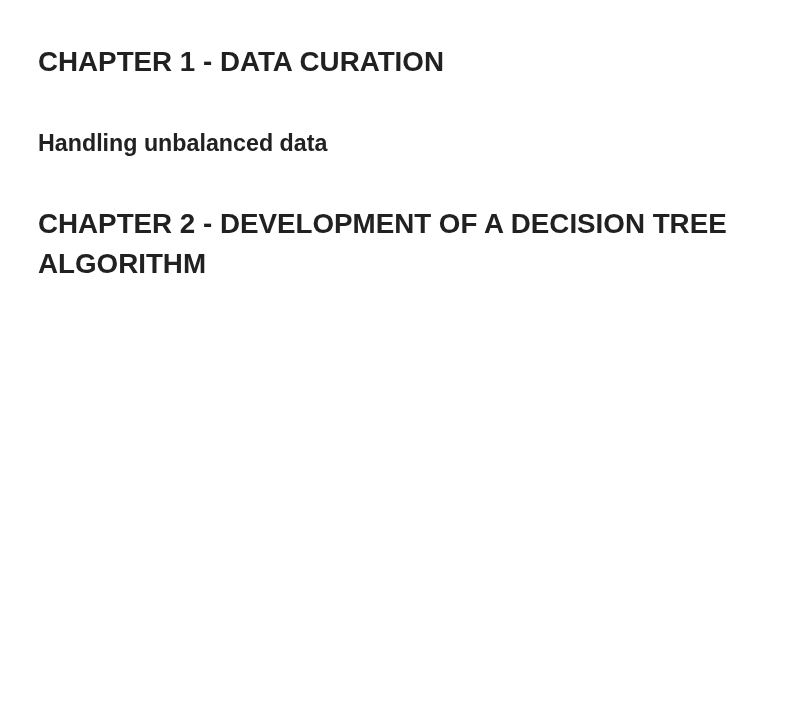
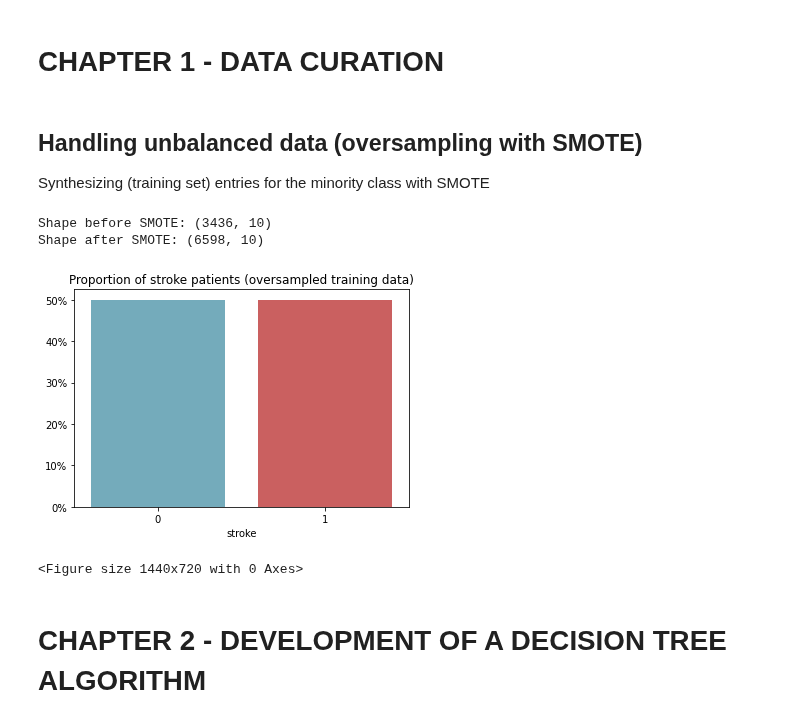
Before and after one commit to iberius96/Classification-task-for-heart-condition, a Jupyter notebook: main.ipynb, the cells around one changed output. Drawn from its saved outputs; the diff is of its cells as text; code cells hidden in the pictures; blank space fills up the shorter version.

Commit message:
Added oversampling with SMOTE

```diff
--- a/main.ipynb
+++ b/main.ipynb
@@ -195,5 +211,29 @@ for i in range(len(cols_to_encode)):
-# %% [markdown]
-## Handling unbalanced data
+# %%
+## Handling NaN values
+#TODO - For now remove
+df.dropna(subset = ['bmi'], inplace=True)
+# %% [markdown]
+## Handling unbalanced data (oversampling with SMOTE)
+
+Synthesizing (training set) entries for the minority class with SMOTE
+# %%
+X = df[['gender', 'age', 'hypertension', 'heart_disease', 'ever_married', 'work_type', 'Residence_type', 'avg_glucose_level', 'bmi', 'smoking_status']]
+y = df[['stroke']]
+
+X_train, X_test, y_train, y_test = train_test_split(X, y, test_size=0.3, random_state=42)
+
+oversample = SMOTE()
+X_train_SMOTE, y_train_SMOTE = oversample.fit_resample(X_train, y_train)
+
+oversampled_df = X_train_SMOTE.assign(stroke = y_train_SMOTE)
+stroke_proportion(y_train_SMOTE, "Proportion of stroke patients (oversampled training data)")
+print("Shape before SMOTE: " + str(X_train.shape))
+print("Shape after SMOTE: " + str(X_train_SMOTE.shape))
+# %% [output]
+Shape before SMOTE: (3436, 10)
+Shape after SMOTE: (6598, 10)
+[figure, added]
+<Figure size 1440x720 with 0 Axes>
 # %% [markdown]
 # CHAPTER 2 - DEVELOPMENT OF A DECISION TREE ALGORITHM <a class="anchor" id="2"></a>
 # %% [markdown]
```
Also changed, not shown: parts of 6 cells of this notebook.
